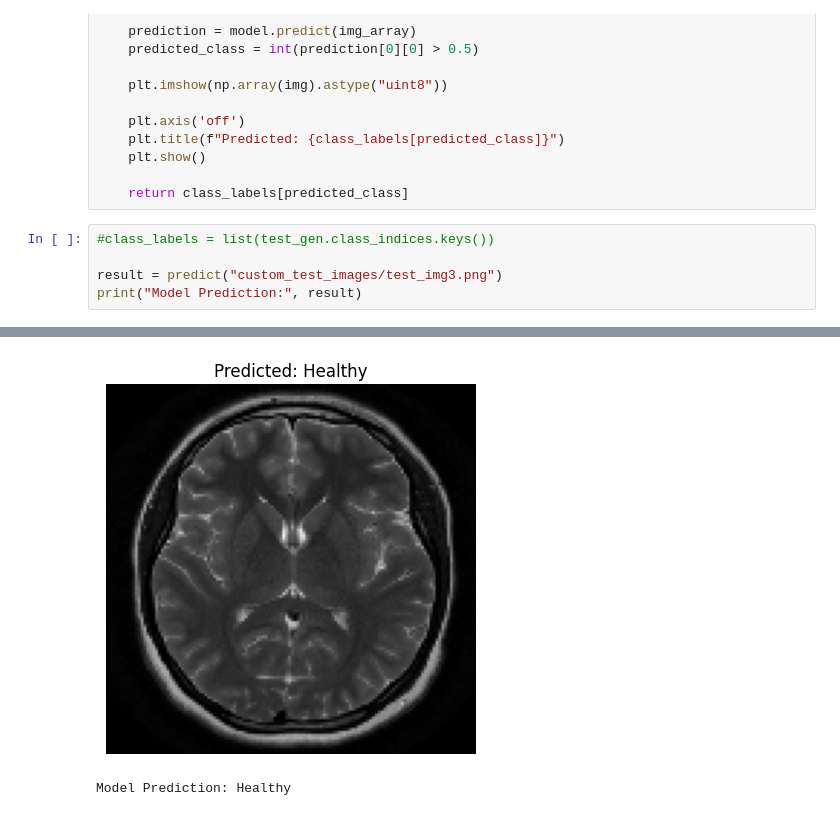
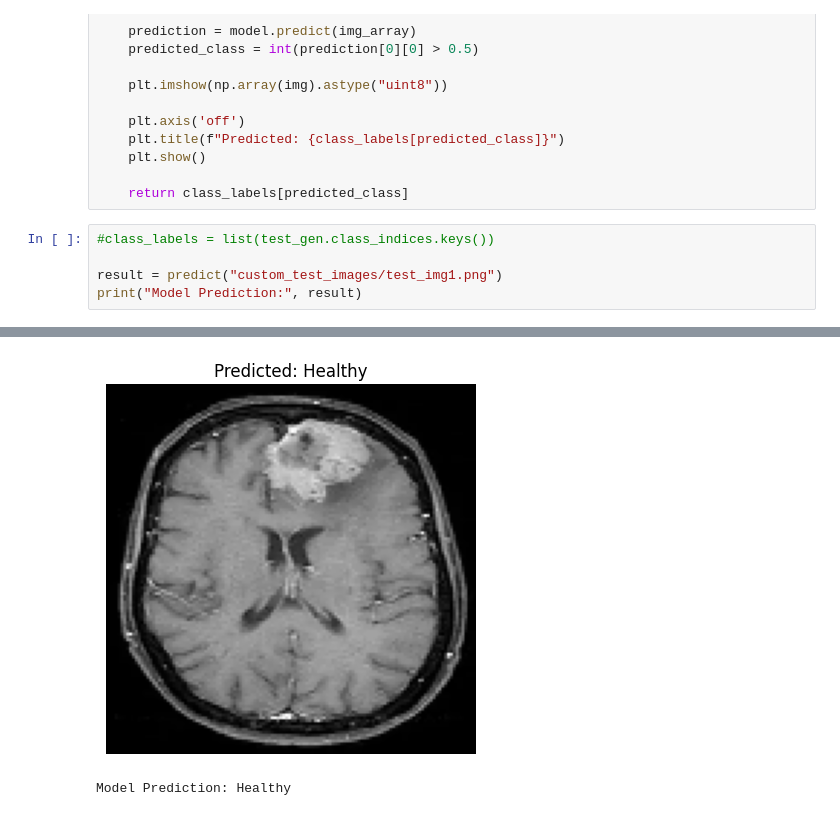
Before and after one commit to MBJ-2002/brain_tumor_classification, a Jupyter notebook: resnet_brain_mri_classification.ipynb, the cells around one changed output, grey strips where cells are left out. Drawn from its saved outputs; the diff is of its cells as text.

```diff
--- a/resnet_brain_mri_classification.ipynb
+++ b/resnet_brain_mri_classification.ipynb
@@ -191,6 +191,6 @@ def predict(img_path, img_size=(128, 128)):
 # %%
 #class_labels = list(test_gen.class_indices.keys())
 
-result = predict("custom_test_images/test_img3.png")
+result = predict("custom_test_images/test_img1.png")
 print("Model Prediction:", result)
 # %% [output]
@@ -198,2 +198,2 @@ print("Model Prediction:", result)
-[figure, old version]
+[figure, new version]
 Model Prediction: Healthy
```
Also changed, not shown: parts of 1 cell of this notebook.
